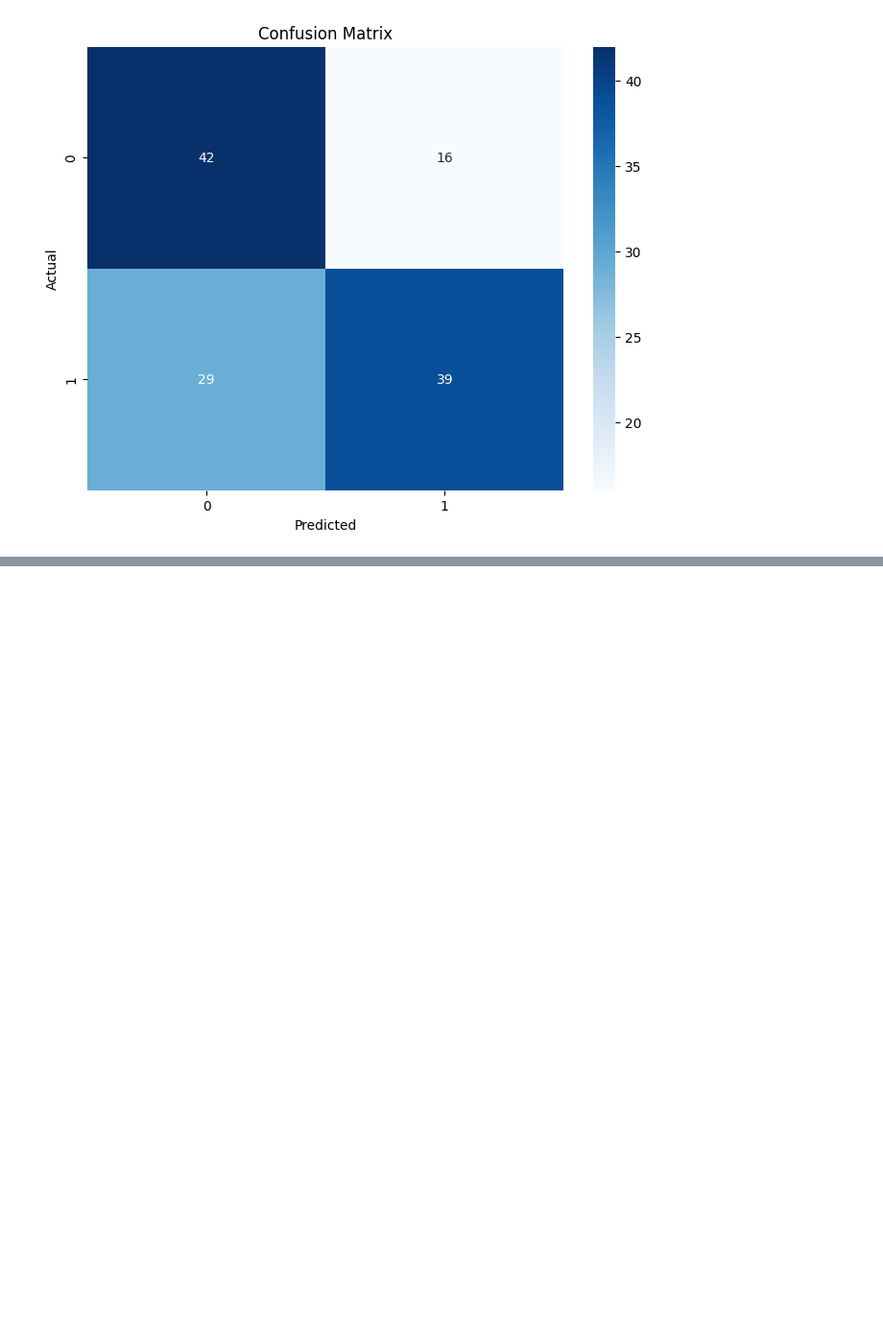
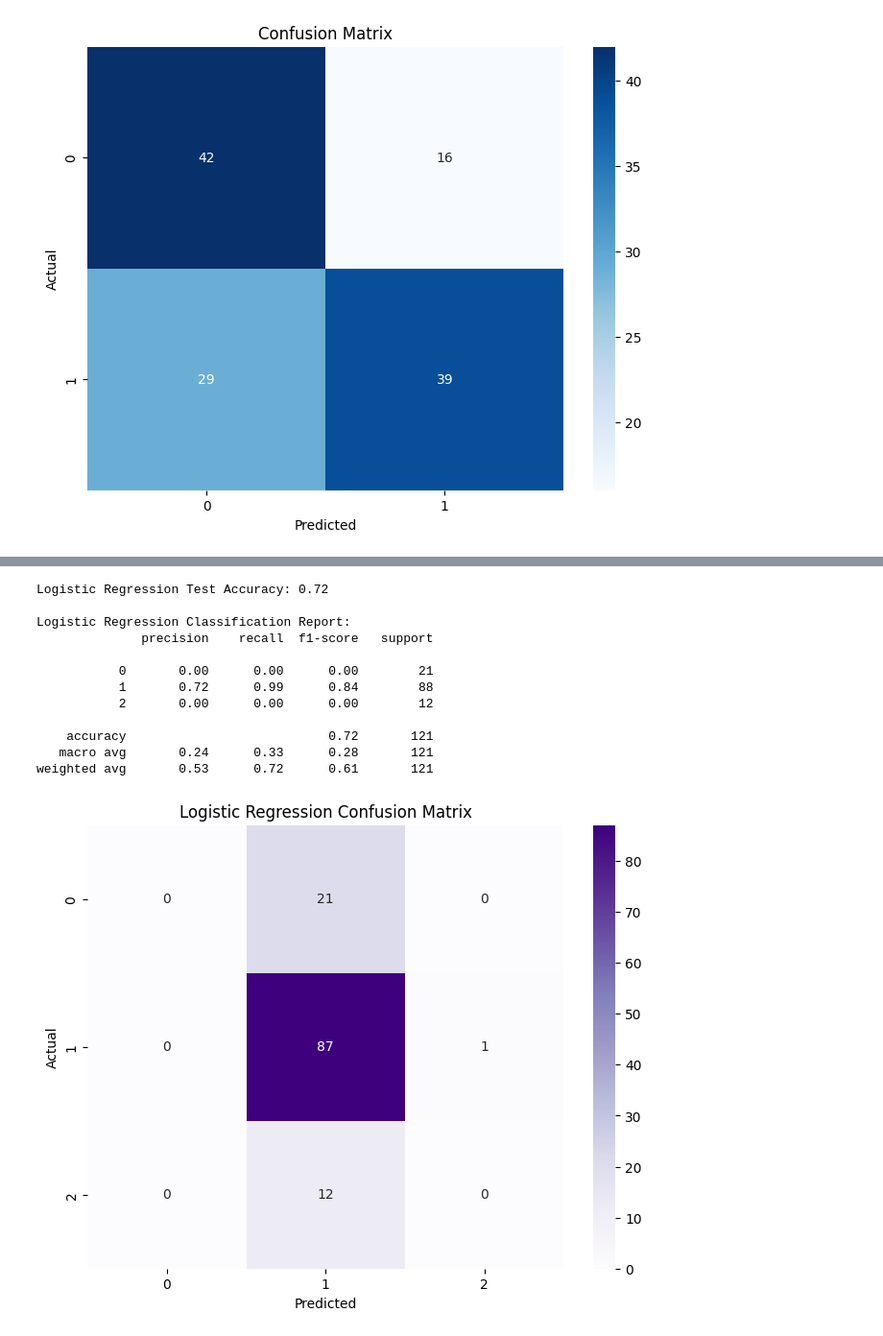
Before and after one commit to gregory-bot/crypto-model-classifier, a Jupyter notebook: src/train.ipynb, the cells around one changed output, grey strips where cells are left out. Shown at 96% size. Saved outputs shown, nothing was run; the diff lists cells and outputs as text; code cells hidden in the pictures; blank space fills up the shorter version.

```diff
--- a/src/train.ipynb
+++ b/src/train.ipynb
@@ -397,0 +603,64 @@ weighted avg       0.65      0.64      0.64       126
+# %%
+#lets do it using logistic regression
+from sklearn.linear_model import LogisticRegression
+from sklearn.preprocessing import StandardScaler
+from sklearn.metrics import accuracy_score, classification_report, confusion_matrix
+import seaborn as sns
+import matplotlib.pyplot as plt
+
+# ----------------------------------------------------
+# Scale the features (VERY important for LR)
+# ----------------------------------------------------
+scaler = StandardScaler()
+X_train_scaled = scaler.fit_transform(X_train)
+X_test_scaled = scaler.transform(X_test)
+
+# ----------------------------------------------------
+# Train Logistic Regression
+# ----------------------------------------------------
+log_model = LogisticRegression(
+    max_iter=1000,
+    solver='lbfgs',
+    random_state=42
+)
+
+log_model.fit(X_train_scaled, y_train)
+
+# ----------------------------------------------------
+# Predictions
+# ----------------------------------------------------
+y_pred_log = log_model.predict(X_test_scaled)
+
+# ----------------------------------------------------
+# Evaluation
+# ----------------------------------------------------
+accuracy_log = accuracy_score(y_test, y_pred_log)
+print(f"Logistic Regression Test Accuracy: {accuracy_log:.2f}")
+
+print("\nLogistic Regression Classification Report:")
+print(classification_report(y_test, y_pred_log))
+
+# ----------------------------------------------------
+# Confusion Matrix
+# ----------------------------------------------------
+conf_matrix_log = confusion_matrix(y_test, y_pred_log)
+plt.figure(figsize=(8, 6))
+sns.heatmap(conf_matrix_log, annot=True, fmt='d', cmap='Purples')
+plt.xlabel("Predicted")
+plt.ylabel("Actual")
+plt.title("Logistic Regression Confusion Matrix")
+plt.show()
+# %% [output]
+Logistic Regression Test Accuracy: 0.72
+
+Logistic Regression Classification Report:
+              precision    recall  f1-score   support
+
+           0       0.00      0.00      0.00        21
+           1       0.72      0.99      0.84        88
+           2       0.00      0.00      0.00        12
+
+    accuracy                           0.72       121
+   macro avg       0.24      0.33      0.28       121
+weighted avg       0.53      0.72      0.61       121
+[figure, added]
```
Also changed, not shown: parts of 10 cells of this notebook, 5 other files.
